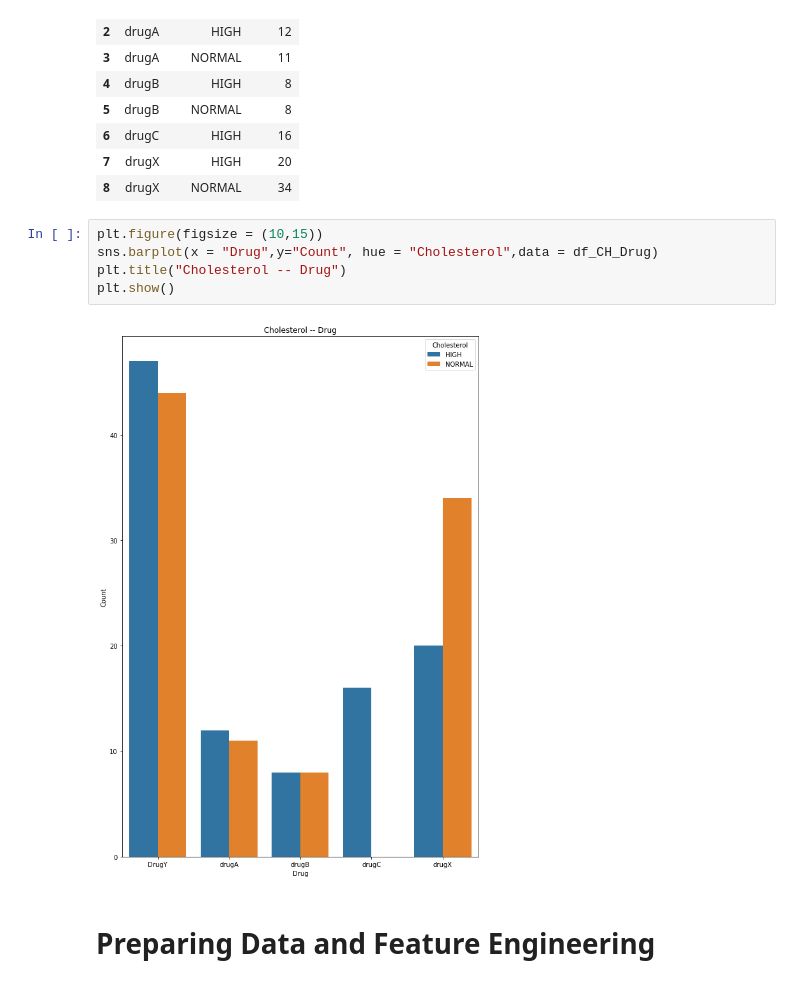
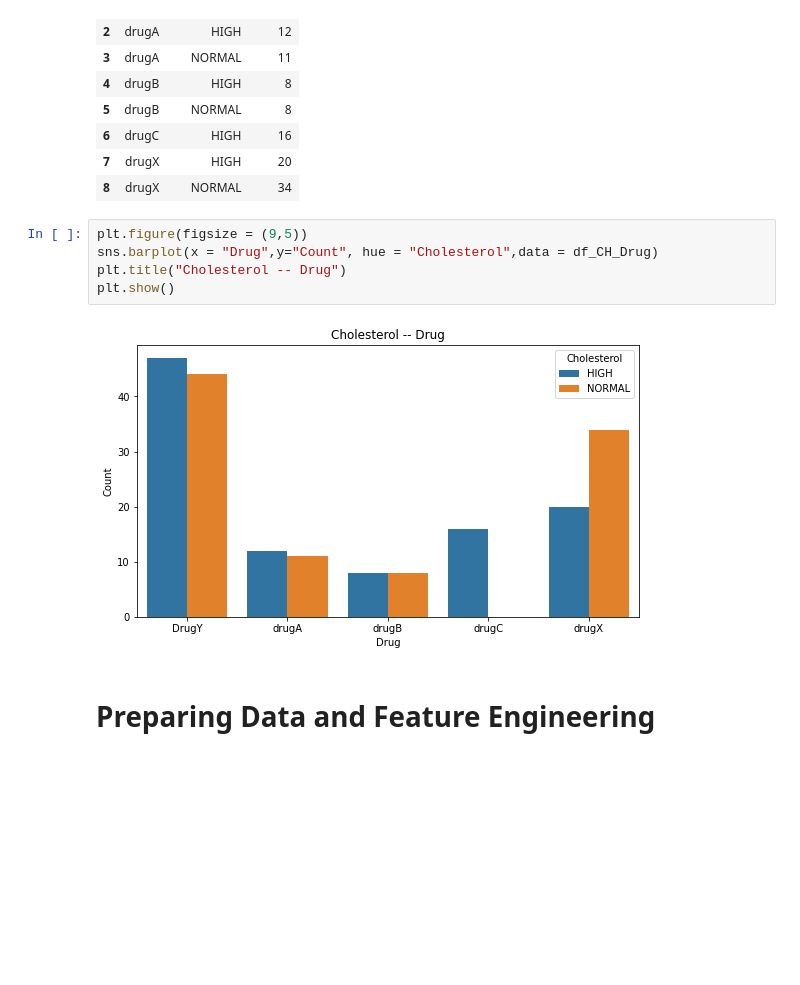
Before and after one commit to elhafizh/ai-drug-prediction, a Jupyter notebook: drug-classification.ipynb, the cells around one changed output. Drawn from its saved outputs; the diff is of its cells as text; blank space fills up the shorter version.

```diff
--- a/drug-classification.ipynb
+++ b/drug-classification.ipynb
@@ -274,12 +274,12 @@ df_CH_Drug
 | 7 | drugX | HIGH | 20 |
 | 8 | drugX | NORMAL | 34 |
 # %%
-plt.figure(figsize = (10,15))
+plt.figure(figsize = (9,5))
 sns.barplot(x = "Drug",y="Count", hue = "Cholesterol",data = df_CH_Drug)
 plt.title("Cholesterol -- Drug")
 plt.show()
 # %% [output]
-[figure, old version]
+[figure, new version]
 # %% [markdown]
 # Preparing Data and Feature Engineering
 # %% [markdown]
```
Also changed, not shown: parts of 16 cells of this notebook.
